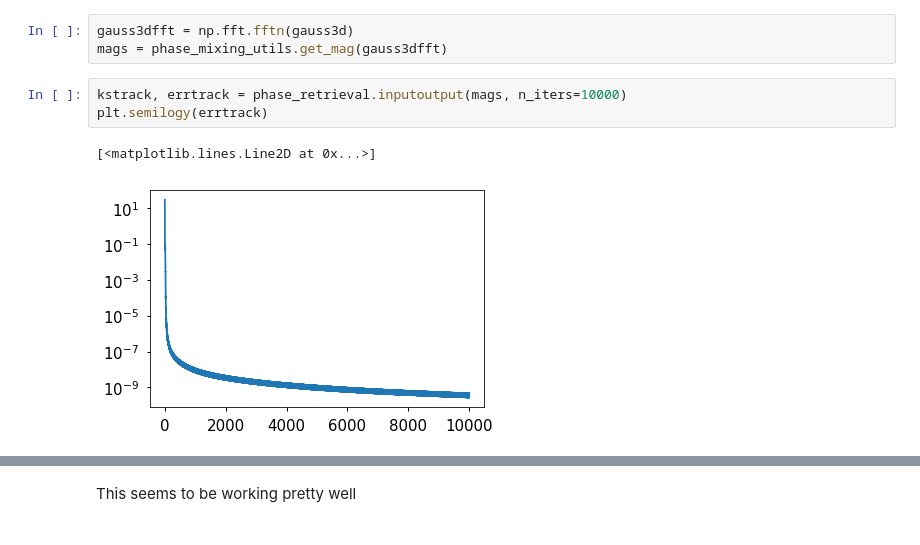
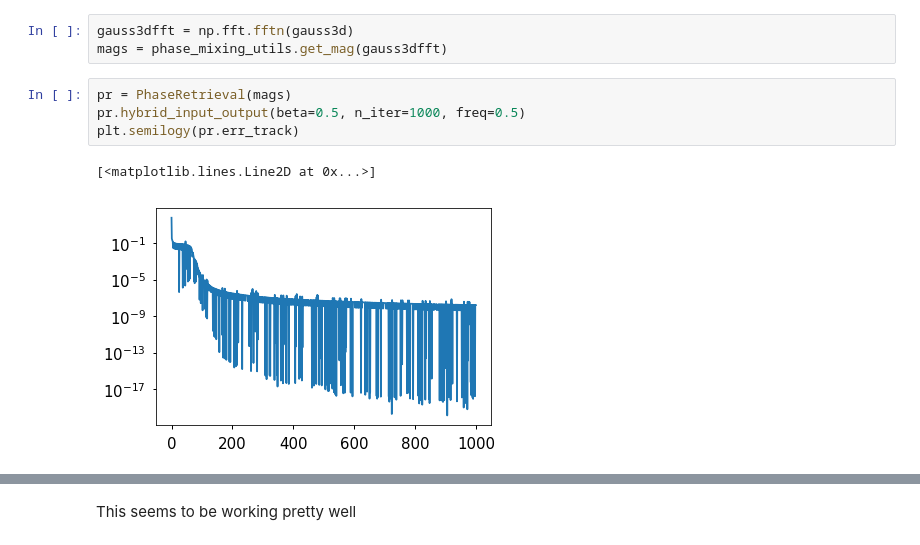
Before and after one commit to Hekstra-Lab/phase-retrieval, a Jupyter notebook: 3D_Reconstruction.ipynb, the cells around one changed output, grey strips where cells are left out. Saved outputs shown, nothing was run; the diff lists cells and outputs as text.

```diff
--- a/3D_Reconstruction.ipynb
+++ b/3D_Reconstruction.ipynb
@@ -50,12 +50,13 @@ plt.show()
 # %%
 gauss3dfft = np.fft.fftn(gauss3d)
 mags = phase_mixing_utils.get_mag(gauss3dfft)
-# %%
-kstrack, errtrack = phase_retrieval.inputoutput(mags, n_iters=10000)
-plt.semilogy(errtrack)
-# %% [output]
-[<matplotlib.lines.Line2D at 0x...>]
-[figure, removed]
+# %%
+pr = PhaseRetrieval(mags)
+pr.hybrid_input_output(beta=0.5, n_iter=1000, freq=0.5)
+plt.semilogy(pr.err_track)
+# %% [output]
+[<matplotlib.lines.Line2D at 0x...>]
+[figure, added]
 # %%
 fig = plt.figure()
 ax = fig.add_subplot(111, projection='3d')
```
Also changed, not shown: parts of 5 cells of this notebook, 3 other files.
